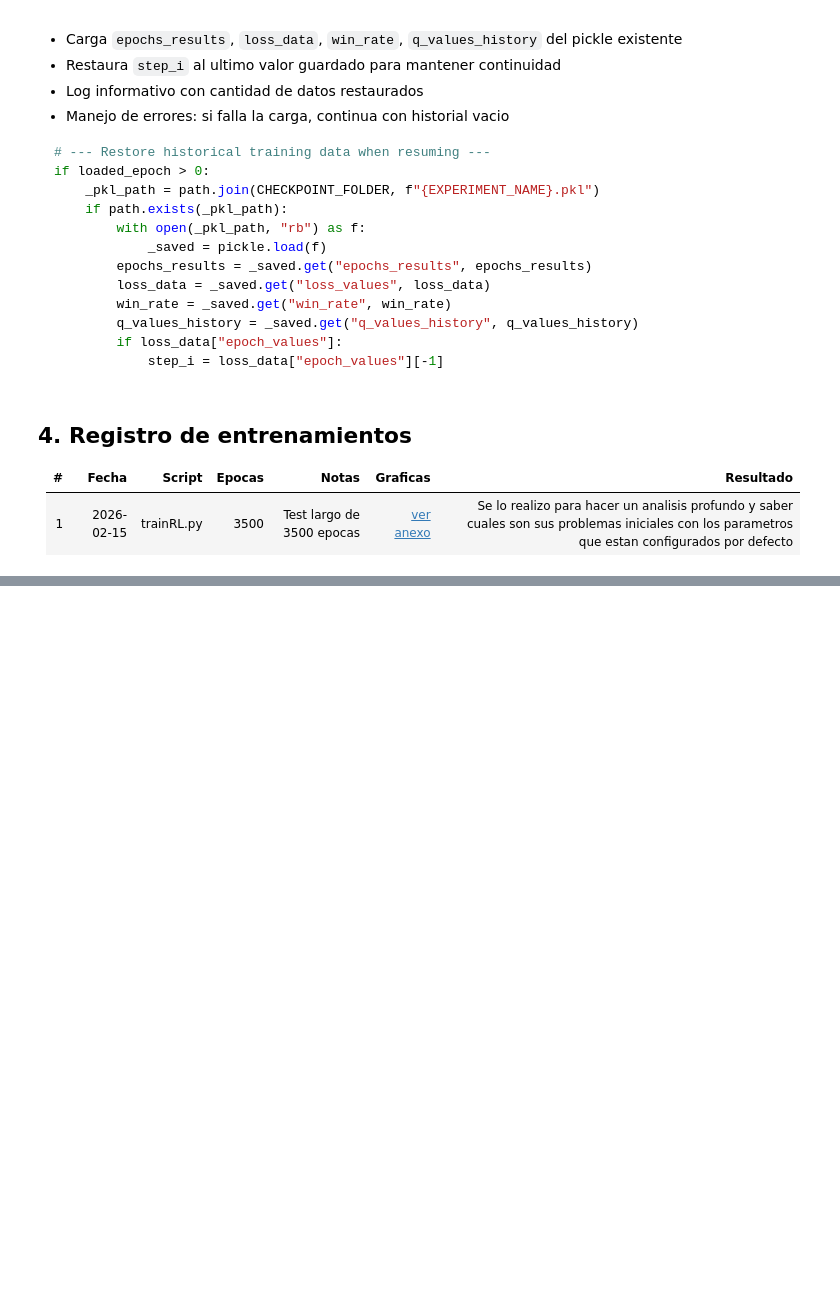
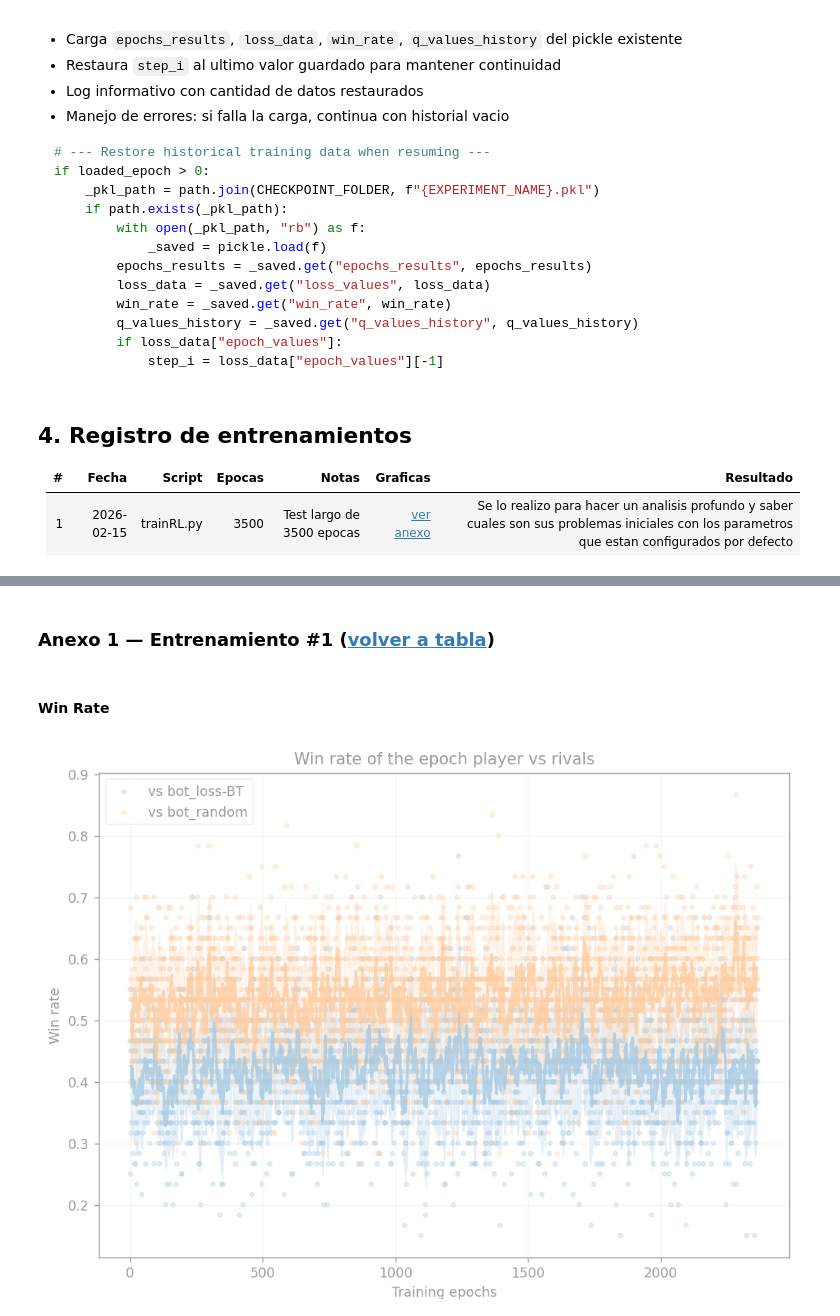
Before and after one commit to Francis1918/Quartopy-trainer, a Jupyter notebook: bitacora_2_entrenamiento_2026-02-15.ipynb, the cells around one changed output, grey strips where cells are left out. Saved outputs shown, nothing was run; the diff lists cells and outputs as text; code cells hidden in the pictures; blank space fills up the shorter version.

Commit message:
Evidencia del entrenamiento con los valores por defecto

```diff
--- a/bitacora_2_entrenamiento_2026-02-15.ipynb
+++ b/bitacora_2_entrenamiento_2026-02-15.ipynb
@@ -175,0 +157,15 @@ if loaded_epoch > 0:
+# %% [markdown]
+<a id="anexo-1"></a>
+
+### Anexo 1 — Entrenamiento #1 ([volver a tabla](#train-1))
+# %%
+from IPython.display import display, Image, Markdown
+from os import path
+
+IMG_FOLDER = r"C:\Users\bravo\Documents\Metodos Numericos Pycharm\Mech Interp\Imagenes de la Bitacoras"
+
+display(Markdown("#### Win Rate"))
+display(Image(filename=path.join(IMG_FOLDER, "WinRateEpochPlayervsRivalsParamDefecto15-02.png")))
+# %% [output]
+#### Win Rate
+[figure, added]
```
Also changed, not shown: parts of 5 cells of this notebook, 3 other files.
